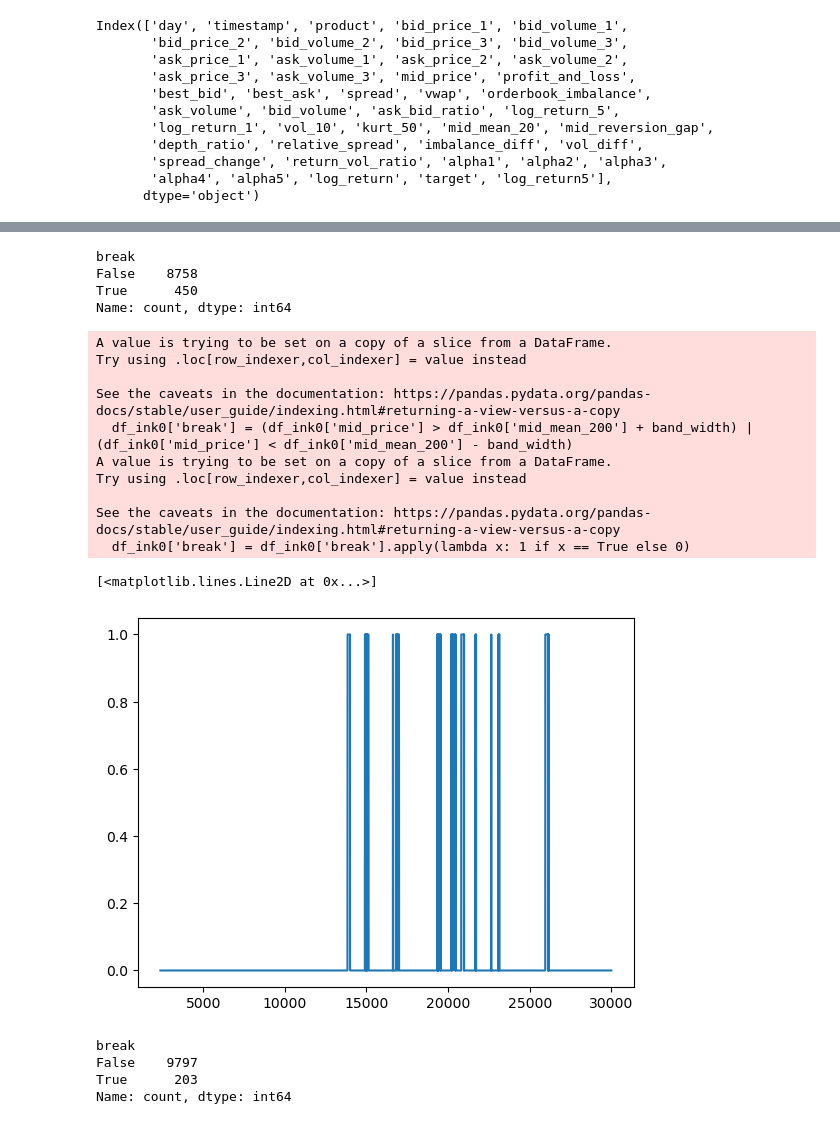
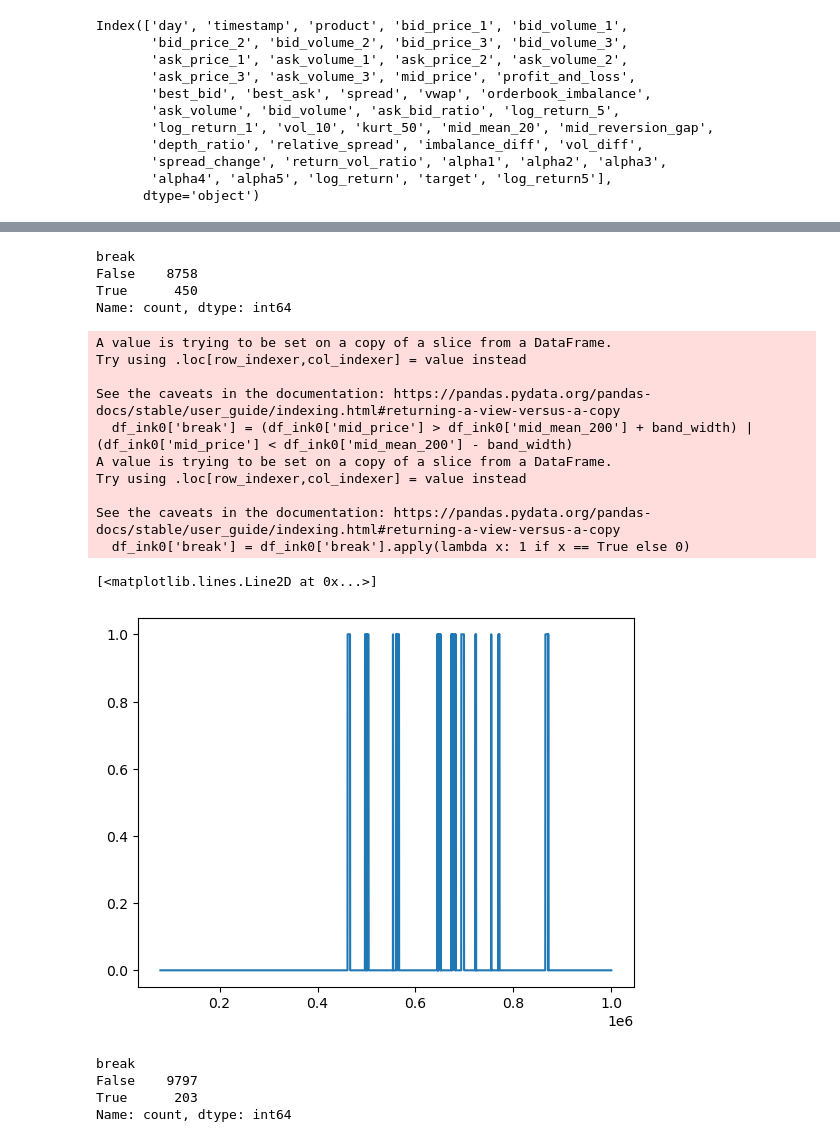
Before and after one commit to IMC-Prosperity-Granite-Flow/IMC_Prosperity3_GraniteFlow, a Jupyter notebook: src/analysis/round1/price_round.ipynb, the cells around one changed output, grey strips where cells are left out. Cells and saved outputs as stored; diff of their text form; code cells hidden in the pictures.

```diff
--- a/src/analysis/round1/price_round.ipynb
+++ b/src/analysis/round1/price_round.ipynb
@@ -446,29 +466,29 @@ Index(['day', 'timestamp', 'product', 'bid_price_1', 'bid_volume_1',
 # %%
 #当mid_price超出或者少于mid_mean_20 +- vol_10，记录break = True，否则为False
 band_width = 30
 df_ink0['break'] = (df_ink0['mid_price'] > df_ink0['mid_mean_200'] + band_width) | (df_ink0['mid_price'] < df_ink0['mid_mean_200'] - band_width)
 
 print(df_ink0['break'].value_counts())
 #如果break = True就赋值为1
 df_ink0['break'] = df_ink0['break'].apply(lambda x: 1 if x == True else 0)
-plt.plot(df_ink0['break'])
+plt.plot(df_ink0['timestamp'], df_ink0['break'])
 # %% [output]
 break
 False    8758
 True      450
 Name: count, dtype: int64
 A value is trying to be set on a copy of a slice from a DataFrame.
 Try using .loc[row_indexer,col_indexer] = value instead
 
 See the caveats in the documentation: https://pandas.pydata.org/pandas-docs/stable/user_guide/indexing.html#returning-a-view-versus-a-copy
   df_ink0['break'] = (df_ink0['mid_price'] > df_ink0['mid_mean_200'] + band_width) | (df_ink0['mid_price'] < df_ink0['mid_mean_200'] - band_width)
 A value is trying to be set on a copy of a slice from a DataFrame.
 Try using .loc[row_indexer,col_indexer] = value instead
 
 See the caveats in the documentation: https://pandas.pydata.org/pandas-docs/stable/user_guide/indexing.html#returning-a-view-versus-a-copy
   df_ink0['break'] = df_ink0['break'].apply(lambda x: 1 if x == True else 0)
 [<matplotlib.lines.Line2D at 0x...>]
-[figure, old version]
+[figure, new version]
 # %%
 #当mid_price超出或者少于mid_mean_20 +- vol_10，记录break = True，否则为False
 band_width = 30
```
Also changed, not shown: parts of 2 cells of this notebook, 14 other files.
